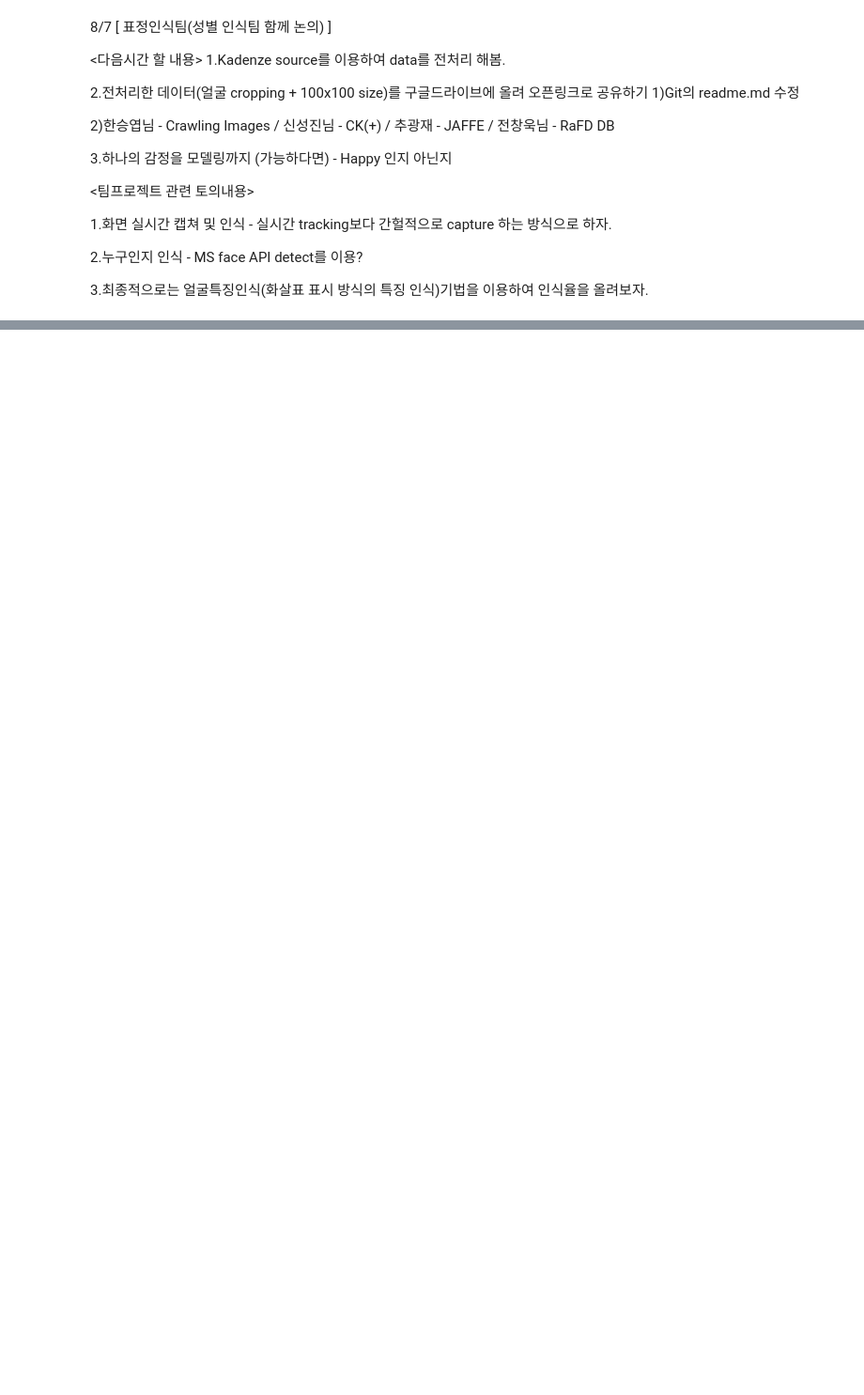
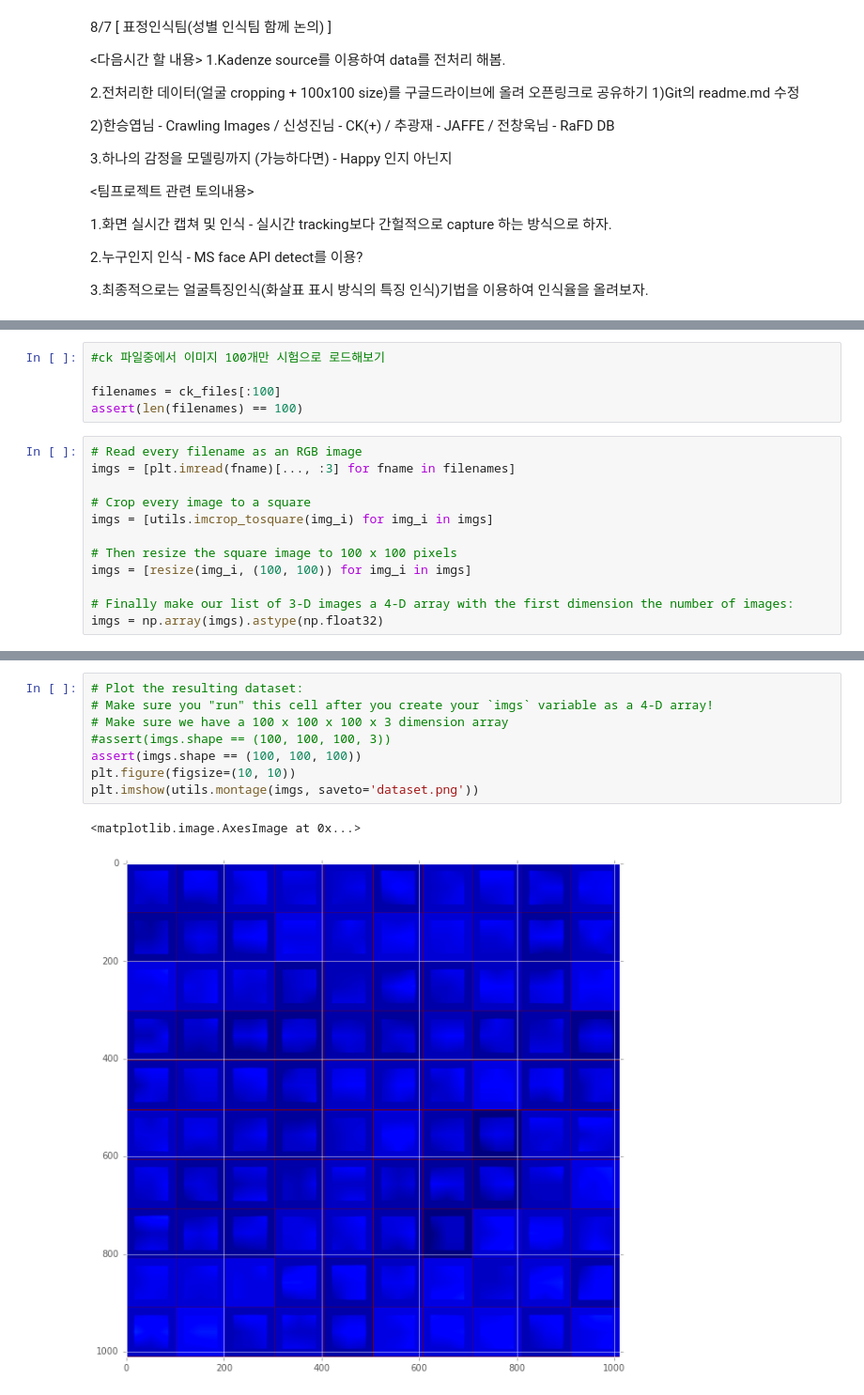
Before and after one commit to rainmaker712/Modu_Image, a Jupyter notebook: emo_ver0.1.ipynb, the cells around one changed output, grey strips where cells are left out. Shown at 94% size. Cells and saved outputs as stored; diff of their text form; blank space fills up the shorter version.

```diff
--- a/emo_ver0.1.ipynb
+++ b/emo_ver0.1.ipynb
@@ -73,0 +158,17 @@ True
+# %%
+#ck 파일중에서 이미지 100개만 시험으로 로드해보기
+
+filenames = ck_files[:100]
+assert(len(filenames) == 100)
+# %%
+# Read every filename as an RGB image
+imgs = [plt.imread(fname)[..., :3] for fname in filenames]
+
+# Crop every image to a square
+imgs = [utils.imcrop_tosquare(img_i) for img_i in imgs]
+
+# Then resize the square image to 100 x 100 pixels
+imgs = [resize(img_i, (100, 100)) for img_i in imgs]
+
+# Finally make our list of 3-D images a 4-D array with the first dimension the number of images:
+imgs = np.array(imgs).astype(np.float32)
@@ -73,0 +179,11 @@ True
+# %%
+# Plot the resulting dataset:
+# Make sure you "run" this cell after you create your `imgs` variable as a 4-D array!
+# Make sure we have a 100 x 100 x 100 x 3 dimension array
+#assert(imgs.shape == (100, 100, 100, 3))
+assert(imgs.shape == (100, 100, 100))
+plt.figure(figsize=(10, 10))
+plt.imshow(utils.montage(imgs, saveto='dataset.png'))
+# %% [output]
+<matplotlib.image.AxesImage at 0x...>
+[figure, added]
```
Also changed, not shown: parts of 7 cells of this notebook, 2 other files.
